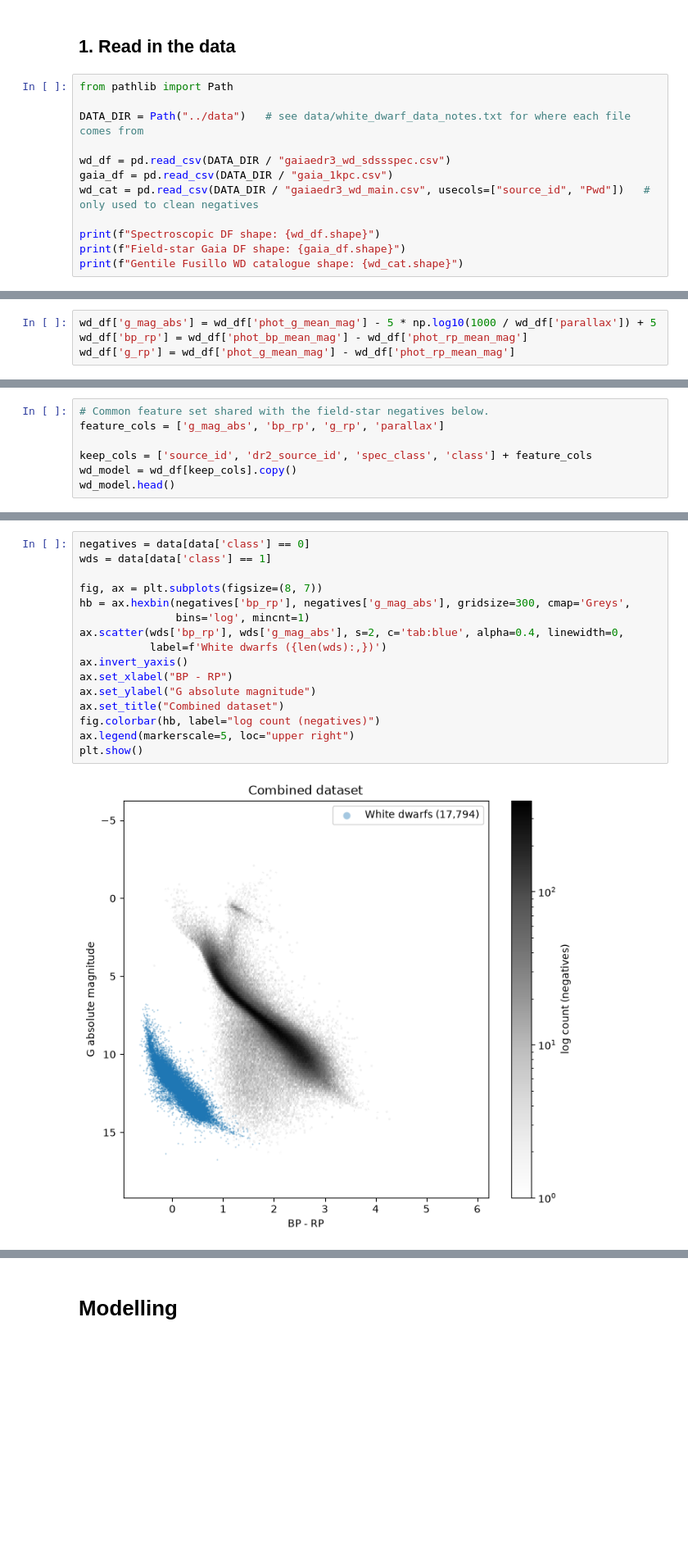
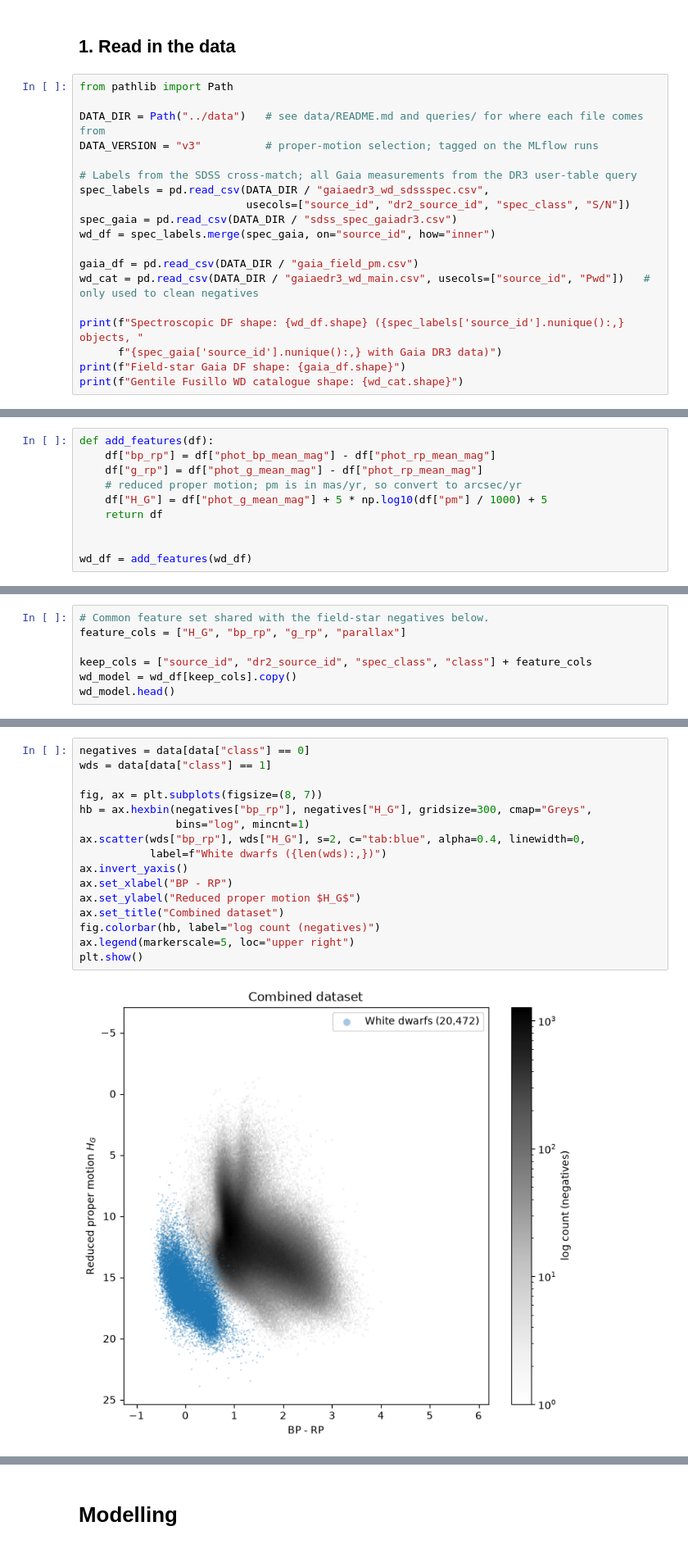
Before and after one commit to DhLYa/WD-Classification, a Jupyter notebook: notebooks/02_wd_classification.ipynb, the cells around one changed output, grey strips where cells are left out. Shown at 82% size. Saved outputs shown, nothing was run; the diff lists cells and outputs as text; blank space fills up the shorter version.

```diff
--- a/notebooks/02_wd_classification.ipynb
+++ b/notebooks/02_wd_classification.ipynb
@@ -46,13 +53,20 @@ from sklearn.svm import LinearSVC
 # %%
 from pathlib import Path
 
-DATA_DIR = Path("../data")   # see data/white_dwarf_data_notes.txt for where each file comes from
+DATA_DIR = Path("../data")   # see data/README.md and queries/ for where each file comes from
+DATA_VERSION = "v3"          # proper-motion selection; tagged on the MLflow runs
 
-wd_df = pd.read_csv(DATA_DIR / "gaiaedr3_wd_sdssspec.csv")
-gaia_df = pd.read_csv(DATA_DIR / "gaia_1kpc.csv")
+# Labels from the SDSS cross-match; all Gaia measurements from the DR3 user-table query
+spec_labels = pd.read_csv(DATA_DIR / "gaiaedr3_wd_sdssspec.csv",
+                          usecols=["source_id", "dr2_source_id", "spec_class", "S/N"])
+spec_gaia = pd.read_csv(DATA_DIR / "sdss_spec_gaiadr3.csv")
+wd_df = spec_labels.merge(spec_gaia, on="source_id", how="inner")
+
+gaia_df = pd.read_csv(DATA_DIR / "gaia_field_pm.csv")
 wd_cat = pd.read_csv(DATA_DIR / "gaiaedr3_wd_main.csv", usecols=["source_id", "Pwd"])   # only used to clean negatives
 
-print(f"Spectroscopic DF shape: {wd_df.shape}")
+print(f"Spectroscopic DF shape: {wd_df.shape} ({spec_labels['source_id'].nunique():,} objects, "
+      f"{spec_gaia['source_id'].nunique():,} with Gaia DR3 data)")
 print(f"Field-star Gaia DF shape: {gaia_df.shape}")
 print(f"Gentile Fusillo WD catalogue shape: {wd_cat.shape}")
 # %% [output]
@@ -181,5 +211,11 @@ origin) and must not be used.
 # %%
-wd_df['g_mag_abs'] = wd_df['phot_g_mean_mag'] - 5 * np.log10(1000 / wd_df['parallax']) + 5
-wd_df['bp_rp'] = wd_df['phot_bp_mean_mag'] - wd_df['phot_rp_mean_mag']
-wd_df['g_rp'] = wd_df['phot_g_mean_mag'] - wd_df['phot_rp_mean_mag']
+def add_features(df):
+    df["bp_rp"] = df["phot_bp_mean_mag"] - df["phot_rp_mean_mag"]
+    df["g_rp"] = df["phot_g_mean_mag"] - df["phot_rp_mean_mag"]
+    # reduced proper motion; pm is in mas/yr, so convert to arcsec/yr
+    df["H_G"] = df["phot_g_mean_mag"] + 5 * np.log10(df["pm"] / 1000) + 5
+    return df
+
+
+wd_df = add_features(wd_df)
 # %% [markdown]
@@ -209,8 +250,8 @@ the information in G, BP, RP and parallax.
 # %%
 # Common feature set shared with the field-star negatives below.
-feature_cols = ['g_mag_abs', 'bp_rp', 'g_rp', 'parallax']
+feature_cols = ["H_G", "bp_rp", "g_rp", "parallax"]
 
-keep_cols = ['source_id', 'dr2_source_id', 'spec_class', 'class'] + feature_cols
+keep_cols = ["source_id", "dr2_source_id", "spec_class", "class"] + feature_cols
 wd_model = wd_df[keep_cols].copy()
 wd_model.head()
 # %% [output]
@@ -320,23 +362,23 @@ Name: count, dtype: int64
 
 Negatives as a log-density map, white dwarfs drawn on top so the rare class stays visible.
 # %%
-negatives = data[data['class'] == 0]
-wds = data[data['class'] == 1]
+negatives = data[data["class"] == 0]
+wds = data[data["class"] == 1]
 
 fig, ax = plt.subplots(figsize=(8, 7))
-hb = ax.hexbin(negatives['bp_rp'], negatives['g_mag_abs'], gridsize=300, cmap='Greys',
-               bins='log', mincnt=1)
-ax.scatter(wds['bp_rp'], wds['g_mag_abs'], s=2, c='tab:blue', alpha=0.4, linewidth=0,
-           label=f'White dwarfs ({len(wds):,})')
+hb = ax.hexbin(negatives["bp_rp"], negatives["H_G"], gridsize=300, cmap="Greys",
+               bins="log", mincnt=1)
+ax.scatter(wds["bp_rp"], wds["H_G"], s=2, c="tab:blue", alpha=0.4, linewidth=0,
+           label=f"White dwarfs ({len(wds):,})")
 ax.invert_yaxis()
 ax.set_xlabel("BP - RP")
-ax.set_ylabel("G absolute magnitude")
+ax.set_ylabel("Reduced proper motion $H_G$")
 ax.set_title("Combined dataset")
 fig.colorbar(hb, label="log count (negatives)")
 ax.legend(markerscale=5, loc="upper right")
 plt.show()
 # %% [output]
-[figure, old version]
+[figure, new version]
 # %% [markdown]
 ## 7. Correlation check
 
```
Also changed, not shown: parts of 35 cells of this notebook, 2 other files.
